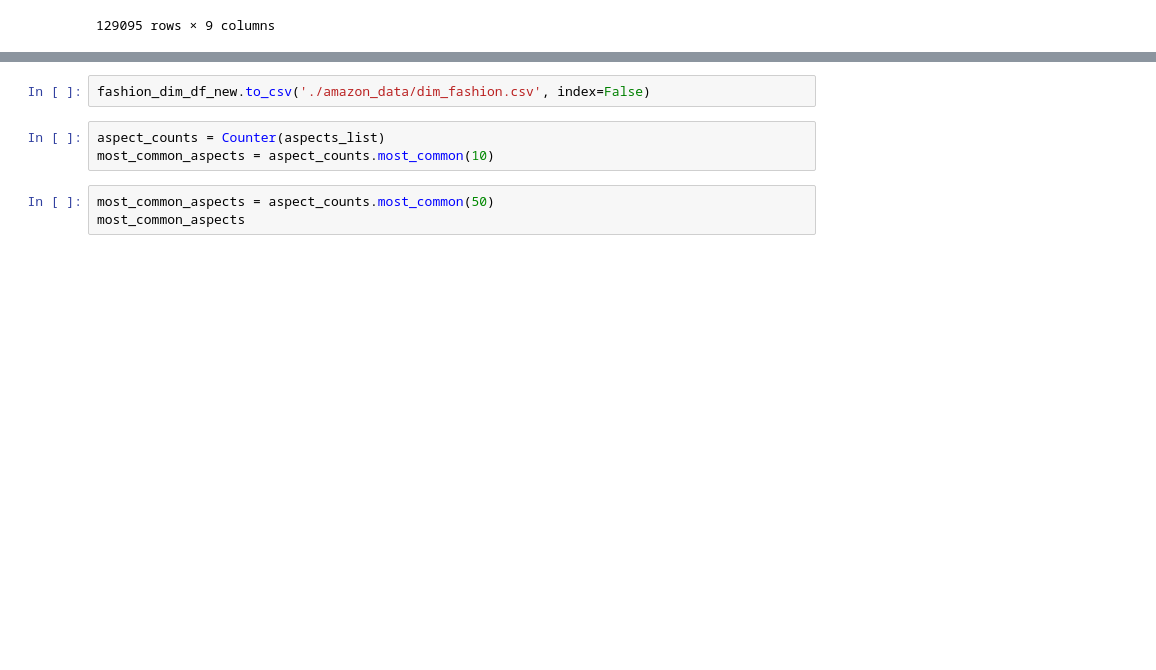
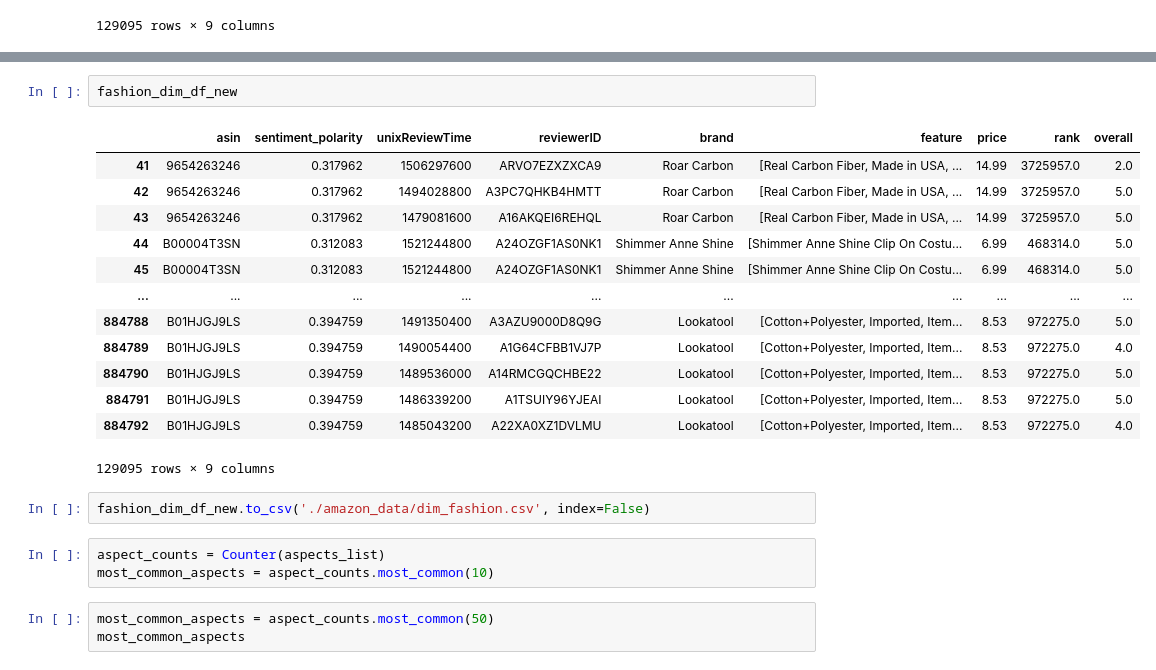
Before and after one commit to pk38/DimensionalBiasDetection, a Jupyter notebook: amazon_reviews_dataset/amazon_data_preprocess.ipynb, the cells around one changed output, grey strips where cells are left out. Cells and saved outputs as stored; diff of their text form; blank space fills up the shorter version.

```diff
--- a/amazon_reviews_dataset/amazon_data_preprocess.ipynb
+++ b/amazon_reviews_dataset/amazon_data_preprocess.ipynb
@@ -691,3 +693,19 @@ aspects_list
+# %%
+fashion_dim_df_new
+# %% [output]
+|  | asin | sentiment_polarity | unixReviewTime | reviewerID | brand | feature | price | rank | overall |
+| 41 | 9654263246 | 0.317962 | 1506297600 | ARVO7EZXZXCA9 | Roar Carbon | [Real Carbon Fiber, Made in USA, ... | 14.99 | 3725957.0 | 2.0 |
+| 42 | 9654263246 | 0.317962 | 1494028800 | A3PC7QHKB4HMTT | Roar Carbon | [Real Carbon Fiber, Made in USA, ... | 14.99 | 3725957.0 | 5.0 |
+| 43 | 9654263246 | 0.317962 | 1479081600 | A16AKQEI6REHQL | Roar Carbon | [Real Carbon Fiber, Made in USA, ... | 14.99 | 3725957.0 | 5.0 |
+| 44 | B00004T3SN | 0.312083 | 1521244800 | A24OZGF1AS0NK1 | Shimmer Anne Shine | [Shimmer Anne Shine Clip On Costu... | 6.99 | 468314.0 | 5.0 |
+| 45 | B00004T3SN | 0.312083 | 1521244800 | A24OZGF1AS0NK1 | Shimmer Anne Shine | [Shimmer Anne Shine Clip On Costu... | 6.99 | 468314.0 | 5.0 |
+| ... | ... | ... | ... | ... | ... | ... | ... | ... | ... |
+| 884788 | B01HJGJ9LS | 0.394759 | 1491350400 | A3AZU9000D8Q9G | Lookatool | [Cotton+Polyester, Imported, Item... | 8.53 | 972275.0 | 5.0 |
+| 884789 | B01HJGJ9LS | 0.394759 | 1490054400 | A1G64CFBB1VJ7P | Lookatool | [Cotton+Polyester, Imported, Item... | 8.53 | 972275.0 | 4.0 |
+| 884790 | B01HJGJ9LS | 0.394759 | 1489536000 | A14RMCGQCHBE22 | Lookatool | [Cotton+Polyester, Imported, Item... | 8.53 | 972275.0 | 5.0 |
+| 884791 | B01HJGJ9LS | 0.394759 | 1486339200 | A1TSUIY96YJEAI | Lookatool | [Cotton+Polyester, Imported, Item... | 8.53 | 972275.0 | 5.0 |
+| 884792 | B01HJGJ9LS | 0.394759 | 1485043200 | A22XA0XZ1DVLMU | Lookatool | [Cotton+Polyester, Imported, Item... | 8.53 | 972275.0 | 4.0 |
+129095 rows × 9 columns
 # %%
 fashion_dim_df_new.to_csv('./amazon_data/dim_fashion.csv', index=False)
 # %%
```
Also changed, not shown: parts of 17 cells of this notebook, 1 other file.
